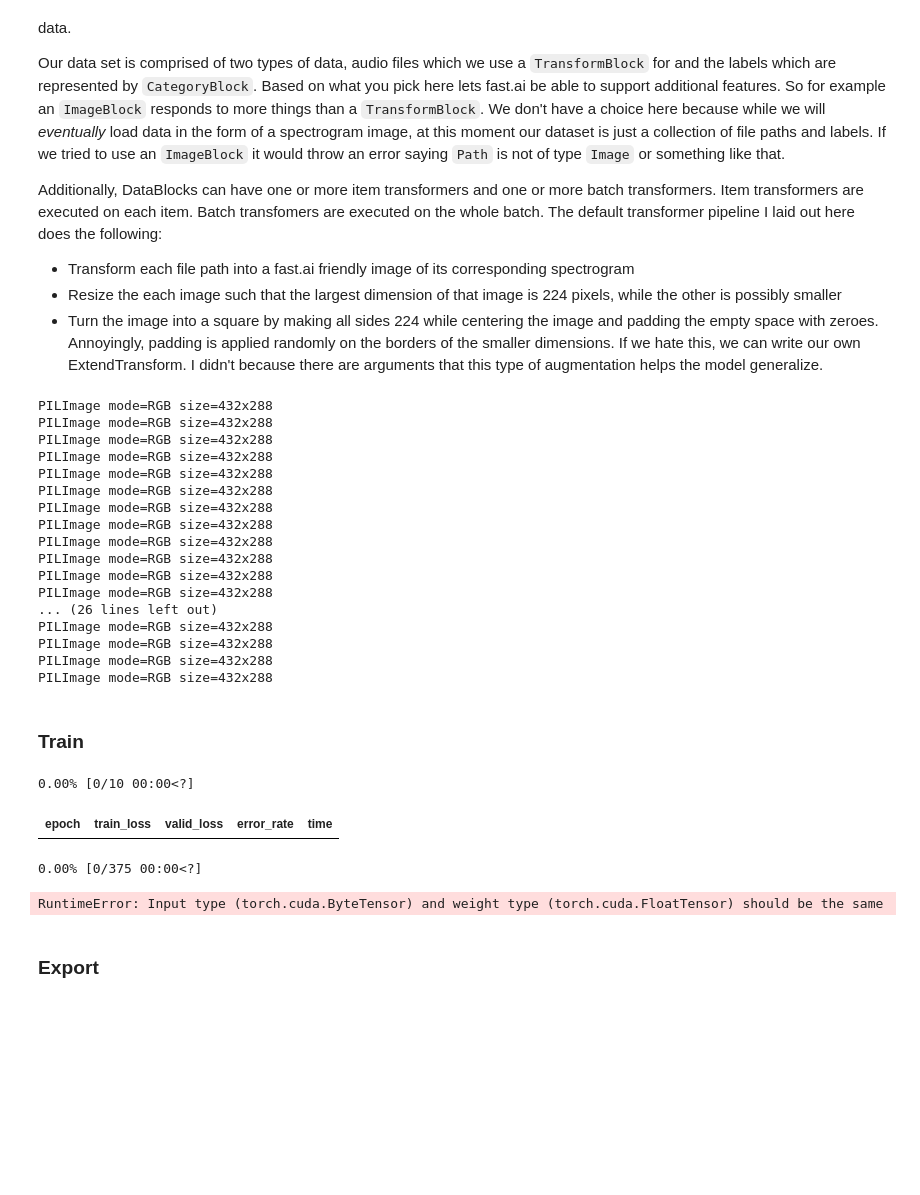
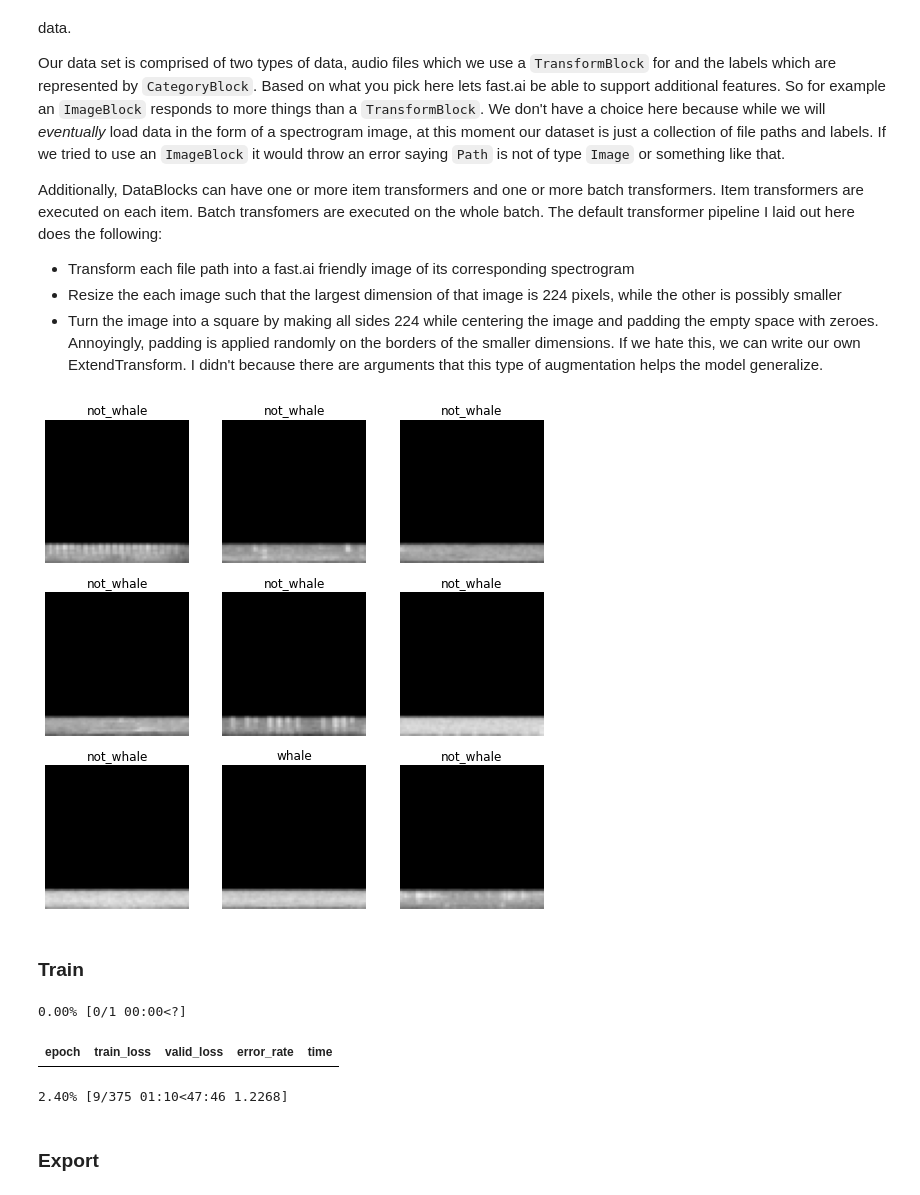
Before and after one commit to ericmichael/whale_detection_fast-ai, a Jupyter notebook: 03_train_a_model.ipynb, the cells around one changed output. Drawn from its saved outputs; the diff is of its cells as text; code cells hidden in the pictures; blank space fills up the shorter version.

```diff
--- a/03_train_a_model.ipynb
+++ b/03_train_a_model.ipynb
@@ -226,42 +264,25 @@ Additionally, DataBlocks can have one or more item transformers and one or more
 # %%
 dblock = DataBlock(
     blocks = [TransformBlock, CategoryBlock],
     get_items = get_files,
     splitter=RandomSplitter(valid_pct=0.2, seed=42),
     get_y=parent_label,
-    item_tfms = [ SpecgramTransform(), IntToFloatTensor, RatioResize(224), Resize(224, method="pad", pad_mode="zeros") ]
+    item_tfms = [ SpecgramTransform(), ToTensor(), IntToFloatTensor, Resize(64) ]
 )
-dls = dblock.dataloaders(path)
-dls.show_batch(max_n=20)
+dls = dblock.dataloaders(path, num_workers=0)
+dls.show_batch()
 # %% [output]
-PILImage mode=RGB size=432x288
-PILImage mode=RGB size=432x288
-PILImage mode=RGB size=432x288
-PILImage mode=RGB size=432x288
-PILImage mode=RGB size=432x288
-PILImage mode=RGB size=432x288
-PILImage mode=RGB size=432x288
-PILImage mode=RGB size=432x288
-PILImage mode=RGB size=432x288
-PILImage mode=RGB size=432x288
-PILImage mode=RGB size=432x288
-PILImage mode=RGB size=432x288
-... (26 lines left out)
-PILImage mode=RGB size=432x288
-PILImage mode=RGB size=432x288
-PILImage mode=RGB size=432x288
-PILImage mode=RGB size=432x288
+[figure, added]
 # %% [markdown]
 ### Train
 # %%
-learn = vision_learner(dls, resnet18, metrics=error_rate, pretrained=False)
+learn = vision_learner(dls, resnet18, metrics=error_rate, pretrained=True)
 learn.model.cuda()
-learn.fit(10)
+learn.fine_tune(3)
 # %% [output]
-0.00% [0/10 00:00<?]
+0.00% [0/1 00:00<?]
 | epoch | train_loss | valid_loss | error_rate | time |
-0.00% [0/375 00:00<?]
+2.40% [9/375 01:10<47:46 1.2268]
-RuntimeError: Input type (torch.cuda.ByteTensor) and weight type (torch.cuda.FloatTensor) should be the same
 # %% [markdown]
 ### Export
 # %%
```
Also changed, not shown: parts of 4 cells of this notebook.
